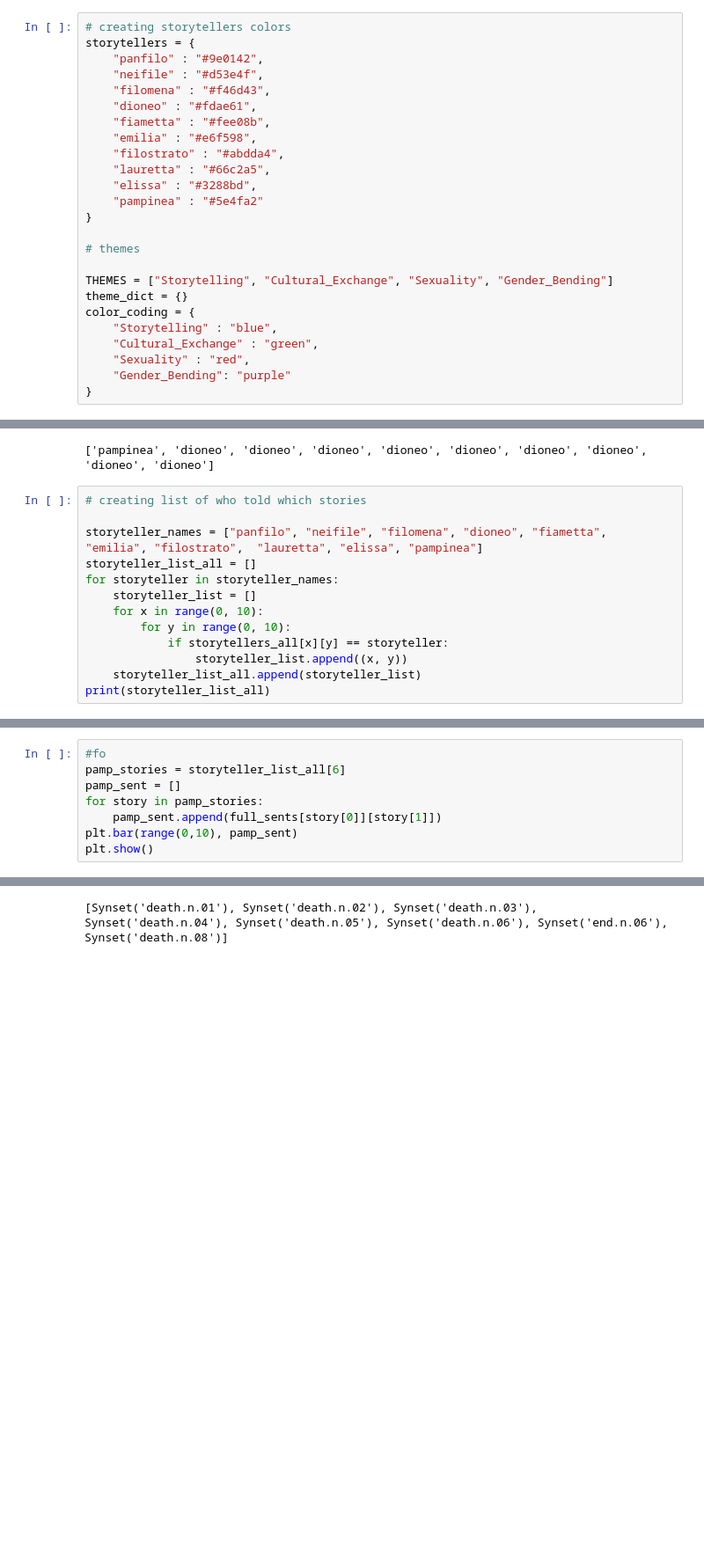
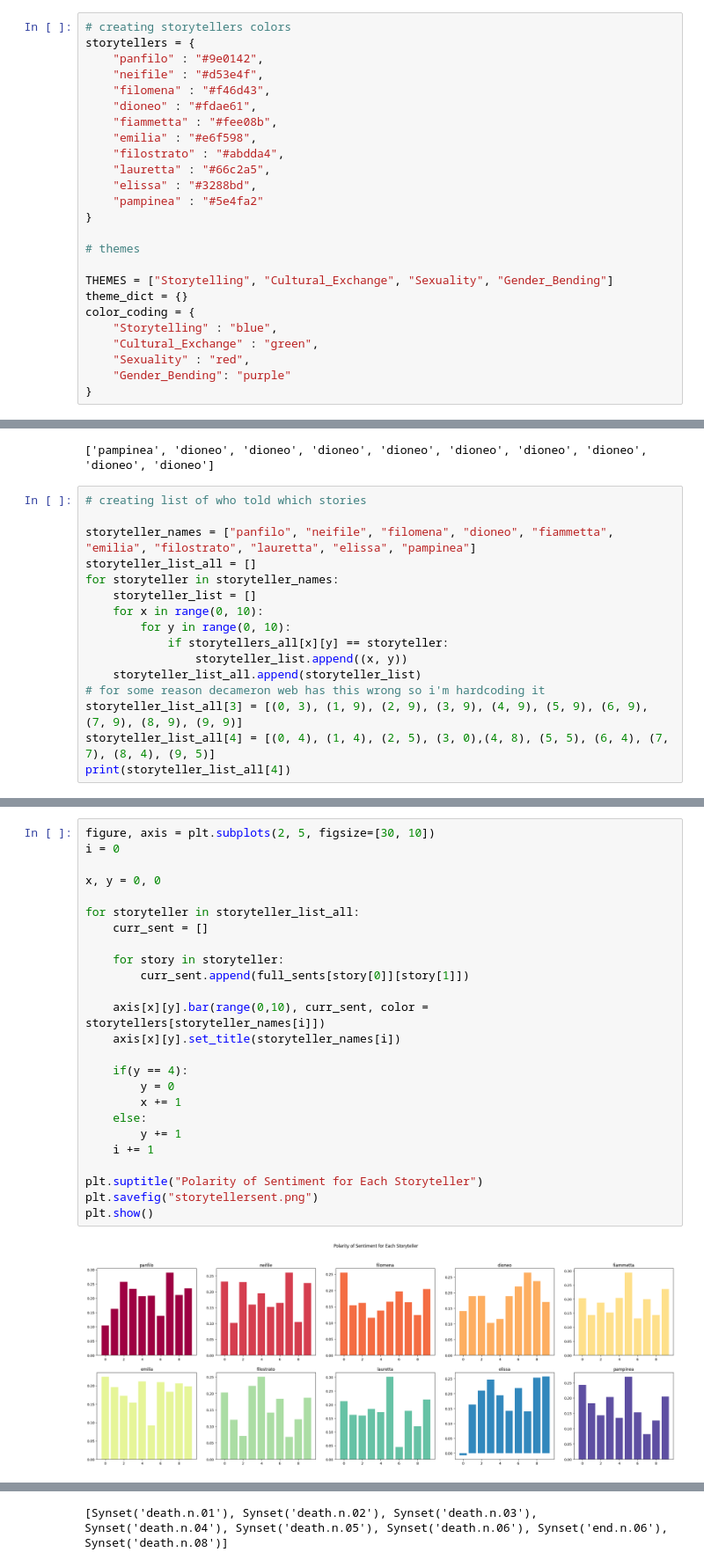
Before and after one commit to notrobespierre/decameron, a Jupyter notebook: decameron.ipynb, the cells around one changed output, grey strips where cells are left out. Shown at 88% size. Saved outputs shown, nothing was run; the diff lists cells and outputs as text; blank space fills up the shorter version.

Commit message:
sentiment analysis graphs on the html page

```diff
--- a/decameron.ipynb
+++ b/decameron.ipynb
@@ -123,7 +122,7 @@ storytellers = {
     "neifile" : "#d53e4f",
     "filomena" : "#f46d43",
     "dioneo" : "#fdae61",
-    "fiametta" : "#fee08b",
+    "fiammetta" : "#fee08b",
     "emilia" : "#e6f598",
     "filostrato" : "#abdda4",
     "lauretta" : "#66c2a5",
@@ -285,7 +275,7 @@ print(storytellers_all)
 # %%
 # creating list of who told which stories
 
-storyteller_names = ["panfilo", "neifile", "filomena", "dioneo", "fiametta",  "emilia", "filostrato",  "lauretta", "elissa", "pampinea"]
+storyteller_names = ["panfilo", "neifile", "filomena", "dioneo", "fiammetta", "emilia", "filostrato", "lauretta", "elissa", "pampinea"]
 storyteller_list_all = []
 for storyteller in storyteller_names:
     storyteller_list = []
@@ -294,5 +284,8 @@ for storyteller in storyteller_names:
             if storytellers_all[x][y] == storyteller:
                 storyteller_list.append((x, y))
     storyteller_list_all.append(storyteller_list)
-print(storyteller_list_all)
+# for some reason decameron web has this wrong so i'm hardcoding it
+storyteller_list_all[3] = [(0, 3), (1, 9), (2, 9), (3, 9), (4, 9), (5, 9), (6, 9), (7, 9), (8, 9), (9, 9)]
+storyteller_list_all[4] = [(0, 4), (1, 4), (2, 5), (3, 0),(4, 8), (5, 5), (6, 4), (7, 7), (8, 4), (9, 5)]
+print(storyteller_list_all[4])
 # %% [output]
@@ -310,8 +292,0 @@ current storyteller: pampinea
-# %%
-#fo
-pamp_stories = storyteller_list_all[6]
-pamp_sent = []
-for story in pamp_stories:
-    pamp_sent.append(full_sents[story[0]][story[1]])
-plt.bar(range(0,10), pamp_sent)
-plt.show()
@@ -319,0 +301,27 @@ plt.show()
+# %%
+figure, axis = plt.subplots(2, 5, figsize=[30, 10])
+i = 0
+
+x, y = 0, 0
+
+for storyteller in storyteller_list_all:
+    curr_sent = []
+
+    for story in storyteller:
+        curr_sent.append(full_sents[story[0]][story[1]])
+
+    axis[x][y].bar(range(0,10), curr_sent, color = storytellers[storyteller_names[i]])
+    axis[x][y].set_title(storyteller_names[i])
+
+    if(y == 4):
+        y = 0
+        x += 1
+    else:
+        y += 1
+    i += 1
+
+plt.suptitle("Polarity of Sentiment for Each Storyteller")
+plt.savefig("storytellersent.png")
+plt.show()
+# %% [output]
+[figure, added]
```
Also changed, not shown: parts of 7 cells of this notebook, 5 other files.
